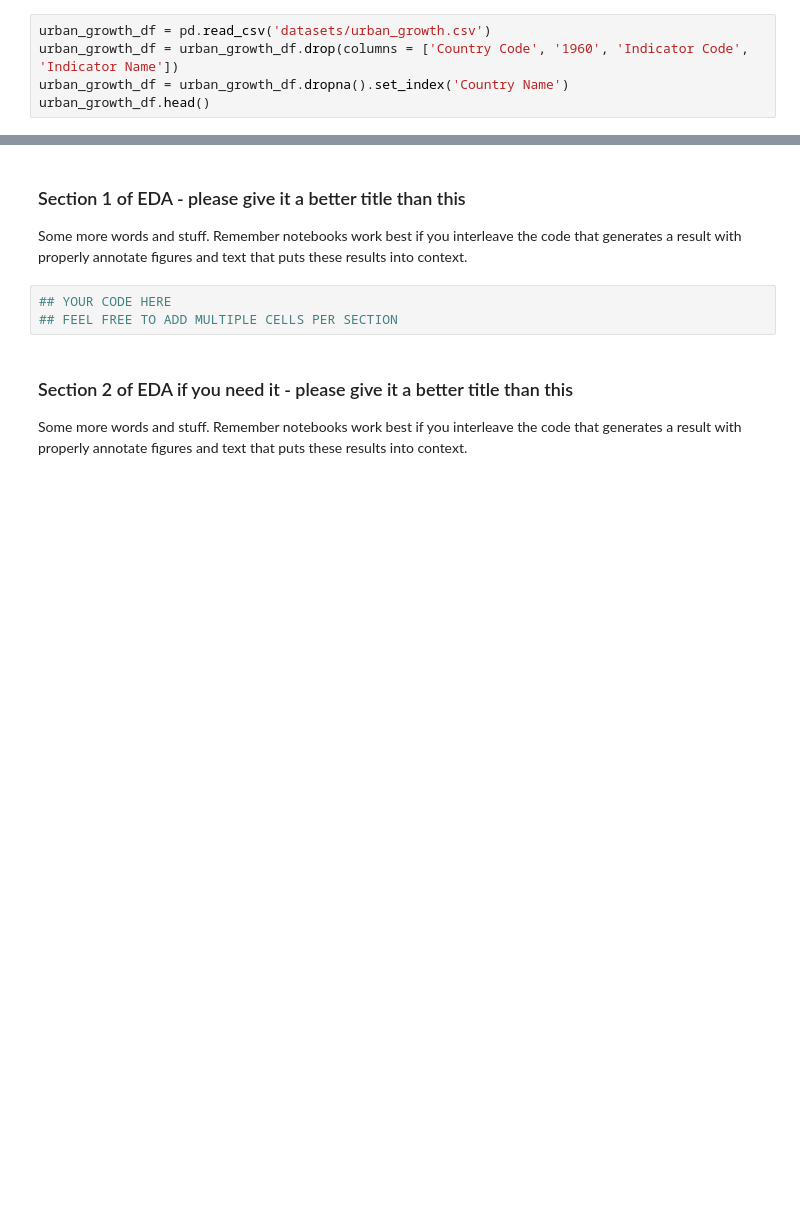
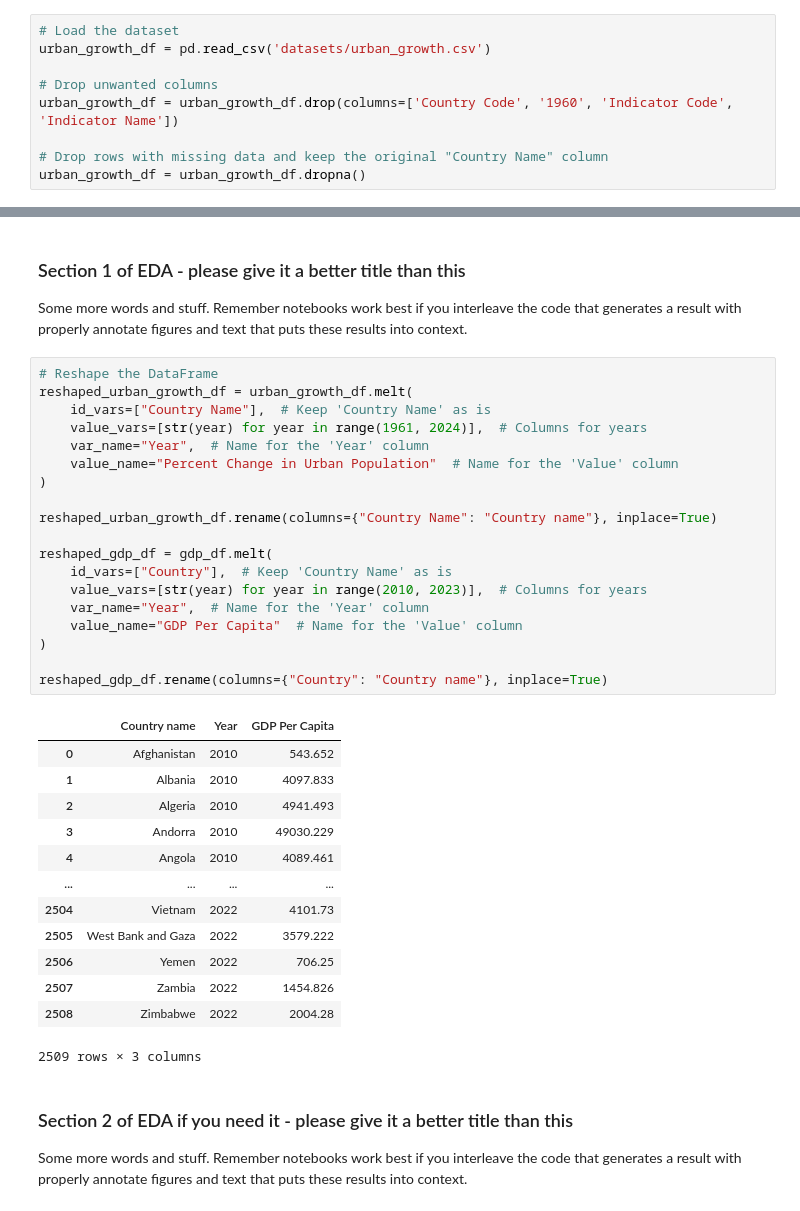
Before and after one commit to abbymcleod/Country-Happiness-Index, a Jupyter notebook: EDACheckpoint_Group010-FA24.ipynb, the cells around one changed output, grey strips where cells are left out. Cells and saved outputs as stored; diff of their text form; blank space fills up the shorter version.

Commit message:
reshaped two datasets for merge

```diff
--- a/EDACheckpoint_Group010-FA24.ipynb
+++ b/EDACheckpoint_Group010-FA24.ipynb
@@ -205,7 +205,11 @@ slums.head()
 # %% [markdown]
 ## Dataset #3 Urban Growth Dataset
 # %%
+# Load the dataset
 urban_growth_df = pd.read_csv('datasets/urban_growth.csv')
-urban_growth_df = urban_growth_df.drop(columns = ['Country Code', '1960', 'Indicator Code', 'Indicator Name'])
-urban_growth_df = urban_growth_df.dropna().set_index('Country Name')
-urban_growth_df.head()
+
+# Drop unwanted columns
+urban_growth_df = urban_growth_df.drop(columns=['Country Code', '1960', 'Indicator Code', 'Indicator Name'])
+
+# Drop rows with missing data and keep the original "Country Name" column
+urban_growth_df = urban_growth_df.dropna()
@@ -315,9 +336,39 @@ Carry out whatever EDA you need to for your project.  Because every project will
 ### Section 1 of EDA - please give it a better title than this
 
 Some more words and stuff.  Remember notebooks work best if you interleave the code that generates a result with properly annotate figures and text that puts these results into context.
-# %%
-## YOUR CODE HERE
-## FEEL FREE TO ADD MULTIPLE CELLS PER SECTION
+# %%
+# Reshape the DataFrame
+reshaped_urban_growth_df = urban_growth_df.melt(
+    id_vars=["Country Name"],  # Keep 'Country Name' as is
+    value_vars=[str(year) for year in range(1961, 2024)],  # Columns for years
+    var_name="Year",  # Name for the 'Year' column
+    value_name="Percent Change in Urban Population"  # Name for the 'Value' column
+)
+
+reshaped_urban_growth_df.rename(columns={"Country Name": "Country name"}, inplace=True)
+
+reshaped_gdp_df = gdp_df.melt(
+    id_vars=["Country"],  # Keep 'Country Name' as is
+    value_vars=[str(year) for year in range(2010, 2023)],  # Columns for years
+    var_name="Year",  # Name for the 'Year' column
+    value_name="GDP Per Capita"  # Name for the 'Value' column
+)
+
+reshaped_gdp_df.rename(columns={"Country": "Country name"}, inplace=True)
+# %% [output]
+|  | Country name | Year | GDP Per Capita |
+| 0 | Afghanistan | 2010 | 543.652 |
+| 1 | Albania | 2010 | 4097.833 |
+| 2 | Algeria | 2010 | 4941.493 |
+| 3 | Andorra | 2010 | 49030.229 |
+| 4 | Angola | 2010 | 4089.461 |
+| ... | ... | ... | ... |
+| 2504 | Vietnam | 2022 | 4101.73 |
+| 2505 | West Bank and Gaza | 2022 | 3579.222 |
+| 2506 | Yemen | 2022 | 706.25 |
+| 2507 | Zambia | 2022 | 1454.826 |
+| 2508 | Zimbabwe | 2022 | 2004.28 |
+2509 rows × 3 columns
 # %% [markdown]
 ### Section 2 of EDA if you need it  - please give it a better title than this
 
```
Also changed, not shown: parts of 3 cells of this notebook.
